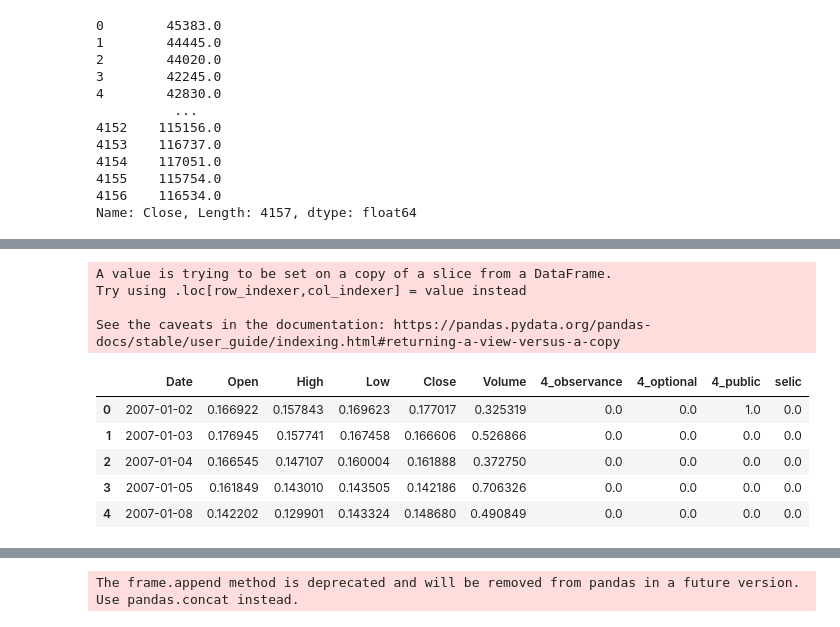
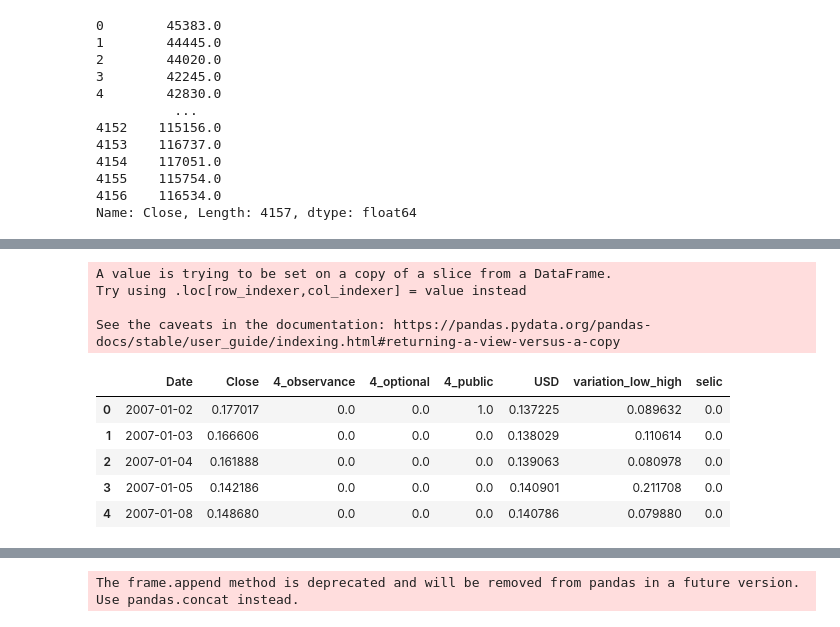
Before and after one commit to marreapato/Forecasting_Paper_XAI, a Jupyter notebook: stocks_type_lags/MultivariateStocks_Baseline_Com_Lags_tryingshaplime.ipynb, the cells around one changed output, grey strips where cells are left out. Drawn from its saved outputs; the diff is of its cells as text; code cells hidden in the pictures.

```diff
--- a/stocks_type_lags/MultivariateStocks_Baseline_Com_Lags_tryingshaplime.ipynb
+++ b/stocks_type_lags/MultivariateStocks_Baseline_Com_Lags_tryingshaplime.ipynb
@@ -49,0 +65,5 @@ data.head()
+# %%
+exchange_rate_data.reset_index(inplace=True)
+exchange_rate_data = exchange_rate_data[['Date','Close']]
+exchange_rate_data = exchange_rate_data.rename(columns={'Close': 'USD'})
+exchange_rate_data.head(10)
@@ -91,0 +122,2 @@ data = data.drop('Adj Close',axis = 1)
+# %%
+data=data.merge(exchange_rate_data, on='Date', how='left')
@@ -92,3 +140,11 @@ data = data.drop('Adj Close',axis = 1)
+# %%
+data['variation_low_high'] = ((data['High']-data['Low'])/data['High'])*100
+# %%
+data = data.drop('Adj Close',axis = 1)
+data = data.drop('Open',axis = 1)
+data = data.drop('High',axis = 1)
+data = data.drop('Low',axis = 1)
+data = data.drop('Volume',axis = 1)
 # %%
 sheet_id = "19Qm-gxnILXY8QTBASGfwfxp6NsLMOLuEIVmJbQJF8r4"
 sheet_name = "Selic"
@@ -195,19 +251,19 @@ Index(['Date', 'Open', 'High', 'Low', 'Close', 'Volume', '4_observance',
 # %%
 # Normalize the data
 scaler = MinMaxScaler()
 
-train_datanscal[['Open', 'High', 'Low', 'Close', 'Volume',
-       '4_observance', '4_optional', '4_public','selic']] = scaler.fit_transform(train_datanscal[['Open', 'High', 'Low', 'Close', 'Volume',
-       '4_observance', '4_optional', '4_public','selic']])
+train_datanscal[['variation_low_high', 'Close',
+       '4_observance', '4_optional', '4_public','selic','USD']] = scaler.fit_transform(train_datanscal[['variation_low_high', 'Close',
+       '4_observance', '4_optional', '4_public','selic','USD']])
 train_datanscal.head()
 # %% [output]
 A value is trying to be set on a copy of a slice from a DataFrame.
 Try using .loc[row_indexer,col_indexer] = value instead
 
 See the caveats in the documentation: https://pandas.pydata.org/pandas-docs/stable/user_guide/indexing.html#returning-a-view-versus-a-copy
-|  | Date | Open | High | Low | Close | Volume | 4_observance | 4_optional | 4_public | selic |
-| 0 | 2007-01-02 | 0.166922 | 0.157843 | 0.169623 | 0.177017 | 0.325319 | 0.0 | 0.0 | 1.0 | 0.0 |
-| 1 | 2007-01-03 | 0.176945 | 0.157741 | 0.167458 | 0.166606 | 0.526866 | 0.0 | 0.0 | 0.0 | 0.0 |
-| 2 | 2007-01-04 | 0.166545 | 0.147107 | 0.160004 | 0.161888 | 0.372750 | 0.0 | 0.0 | 0.0 | 0.0 |
-| 3 | 2007-01-05 | 0.161849 | 0.143010 | 0.143505 | 0.142186 | 0.706326 | 0.0 | 0.0 | 0.0 | 0.0 |
-| 4 | 2007-01-08 | 0.142202 | 0.129901 | 0.143324 | 0.148680 | 0.490849 | 0.0 | 0.0 | 0.0 | 0.0 |
+|  | Date | Close | 4_observance | 4_optional | 4_public | USD | variation_low_high | selic |
+| 0 | 2007-01-02 | 0.177017 | 0.0 | 0.0 | 1.0 | 0.137225 | 0.089632 | 0.0 |
+| 1 | 2007-01-03 | 0.166606 | 0.0 | 0.0 | 0.0 | 0.138029 | 0.110614 | 0.0 |
+| 2 | 2007-01-04 | 0.161888 | 0.0 | 0.0 | 0.0 | 0.139063 | 0.080978 | 0.0 |
+| 3 | 2007-01-05 | 0.142186 | 0.0 | 0.0 | 0.0 | 0.140901 | 0.211708 | 0.0 |
+| 4 | 2007-01-08 | 0.148680 | 0.0 | 0.0 | 0.0 | 0.140786 | 0.079880 | 0.0 |
```
Also changed, not shown: parts of 39 cells of this notebook.
